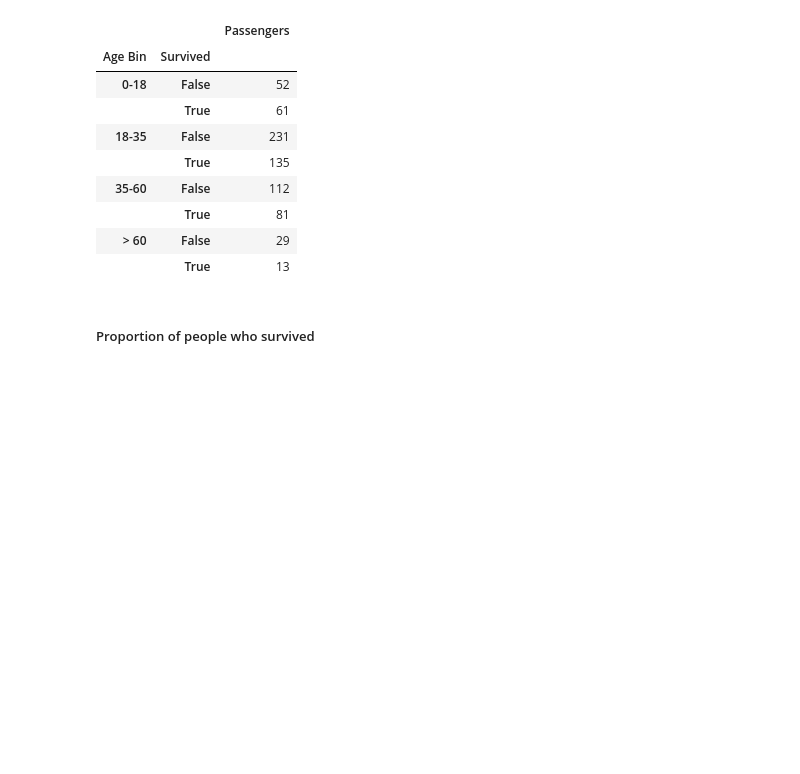
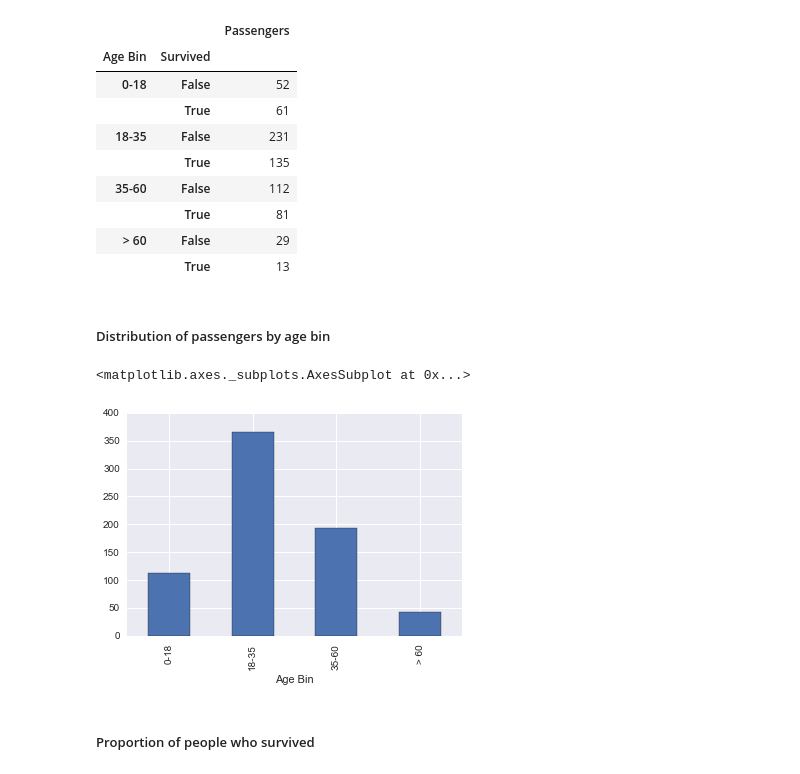
Before and after one commit to chattarajoy/Udacity-Data-Analyst-Nanodegree-Projects, a Jupyter notebook: P02 Investigate a Dataset/Investigate a Dataset.ipynb, the cells around one changed output. Drawn from its saved outputs; the diff is of its cells as text; code cells hidden in the pictures; blank space fills up the shorter version.

```diff
--- a/P02 Investigate a Dataset/Investigate a Dataset.ipynb
+++ b/P02 Investigate a Dataset/Investigate a Dataset.ipynb
@@ -473,6 +491,13 @@ survived_data.groupby(['Age Bin', 'Survived']).count()
 |  | True | 81 |
 | > 60 | False | 29 |
 |  | True | 13 |
+# %% [markdown]
+##### Distribution of passengers by age bin
+# %%
+survived_data.groupby(['Age Bin'])['Survived'].count().plot(kind = 'bar')
+# %% [output]
+<matplotlib.axes._subplots.AxesSubplot at 0x...>
+[figure, added]
 # %% [markdown]
 ##### Proportion of people who survived
 # %%
```
Also changed, not shown: parts of 9 cells of this notebook, 8 other files.
